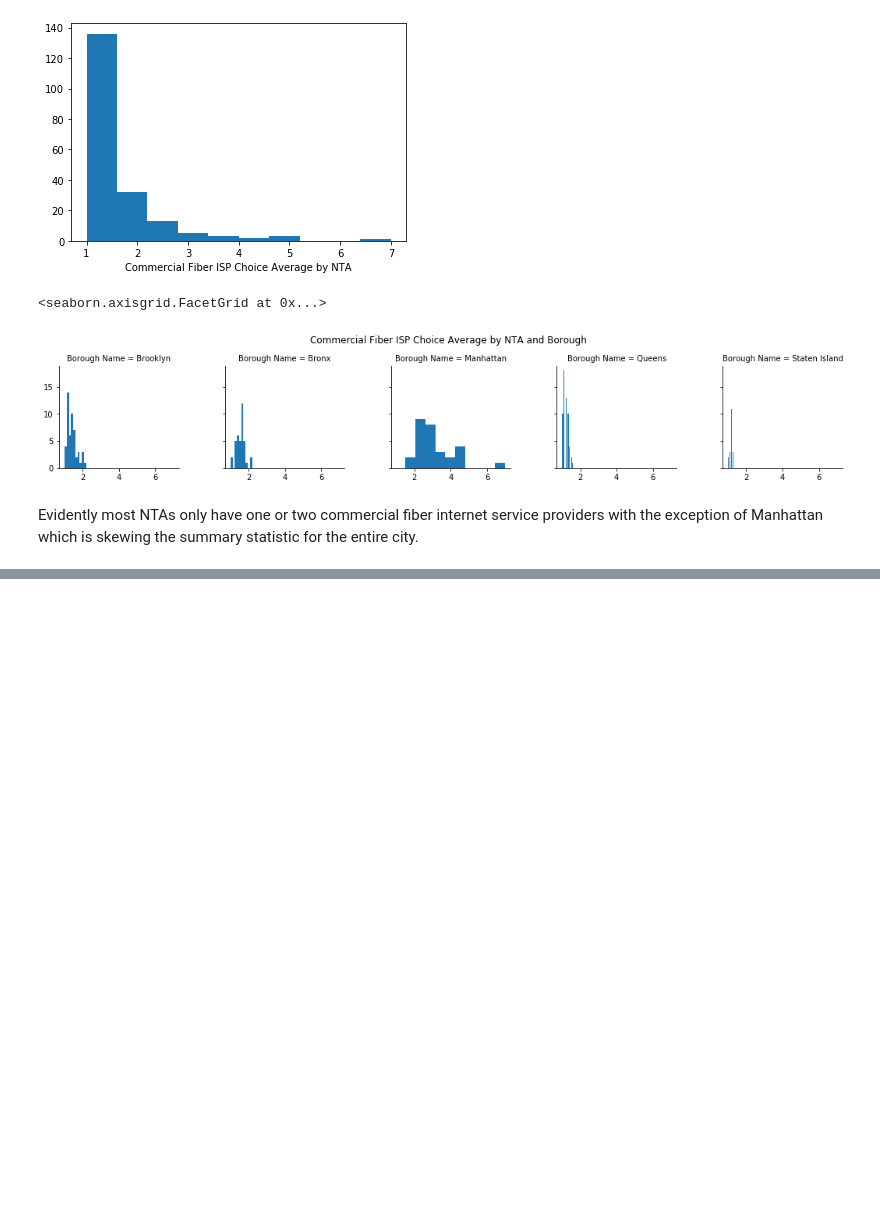
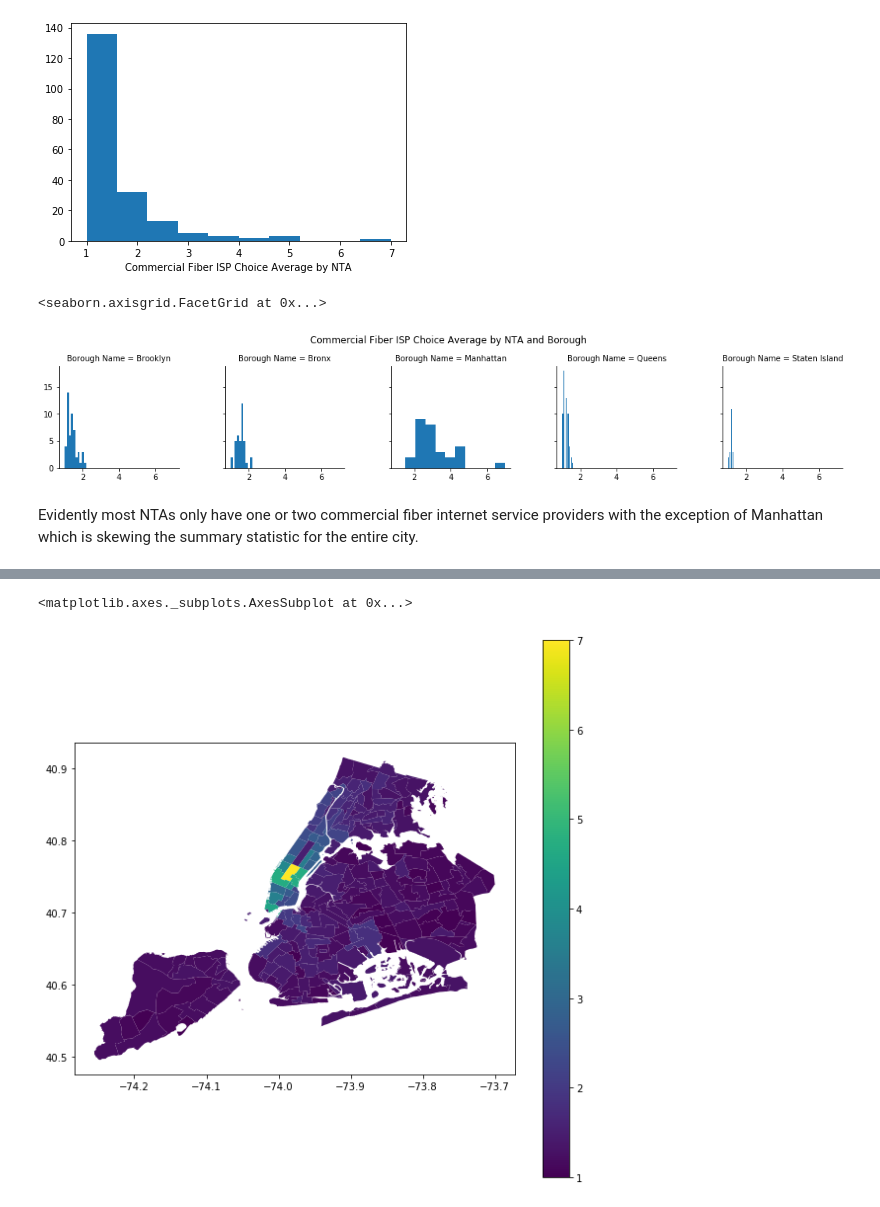
Before and after one commit to lyc1005/nyconnect, a Jupyter notebook: internet_master_plan_adoption_eda.ipynb, the cells around one changed output, grey strips where cells are left out. Drawn from its saved outputs; the diff is of its cells as text; code cells hidden in the pictures; blank space fills up the shorter version.

```diff
--- a/internet_master_plan_adoption_eda.ipynb
+++ b/internet_master_plan_adoption_eda.ipynb
@@ -14,6 +14,7 @@ pd.set_option('display.max_columns', 50)
 # path
 path = "data/"
 plan_adoption_nta_data_path = "Internet_Master_Plan__Adoption_and_Infrastructure_Data_by_Neighborhood.csv"
+nta_path = "NTAs/geo_export_39f36236-a0bb-42e7-ab68-f77a2f727c13.shp"
 # %%
 # reading in csv
 adoption_nta_csv = pd.read_csv(path+plan_adoption_nta_data_path)
@@ -86,0 +109,5 @@ Evidently most NTAs only have one or two commercial fiber internet service provi
+# %%
+nyc_nta_internet.plot(figsize = (10,10), column = "Commercial Fiber ISP Choice Average by NTA", legend = True)
+# %% [output]
+<matplotlib.axes._subplots.AxesSubplot at 0x...>
+[figure, added]
```
Also changed, not shown: parts of 8 cells of this notebook, 6 other files.
